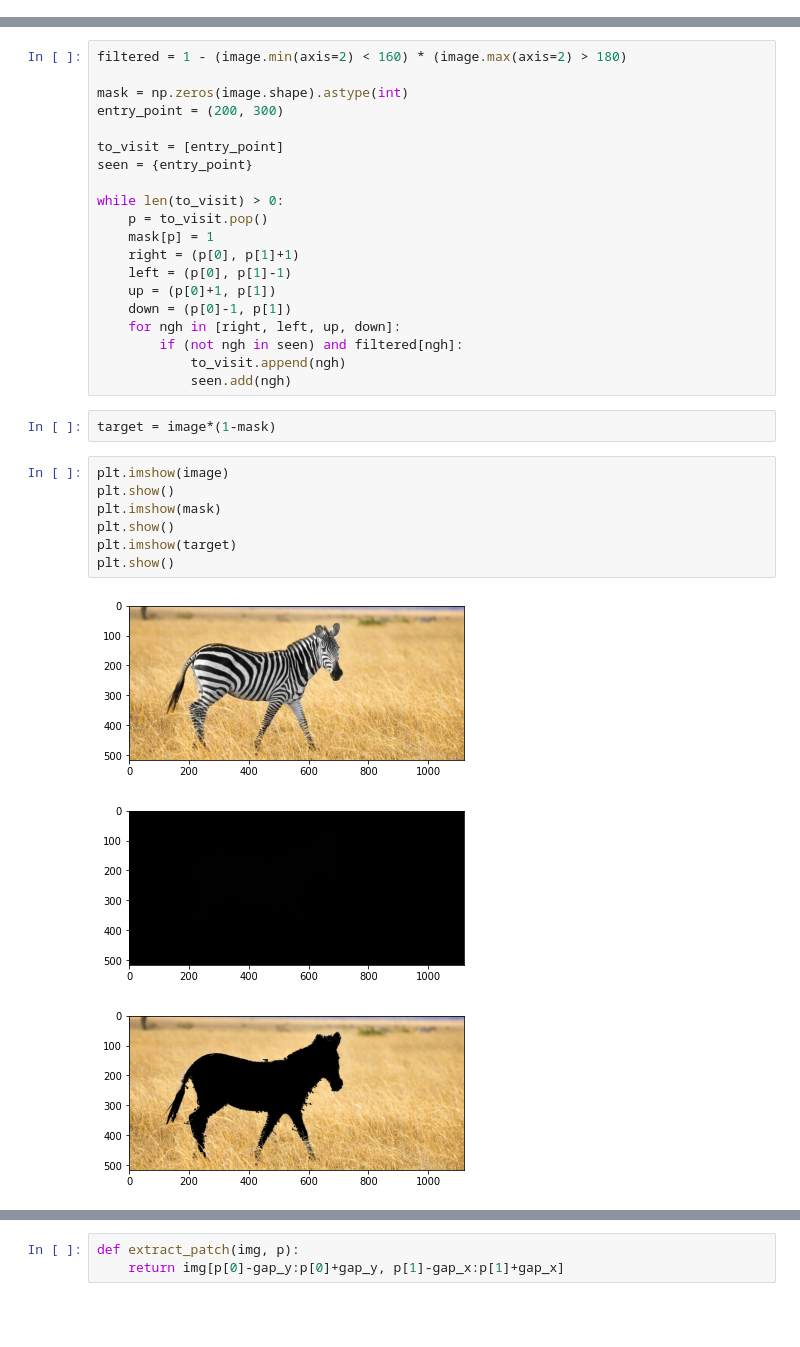
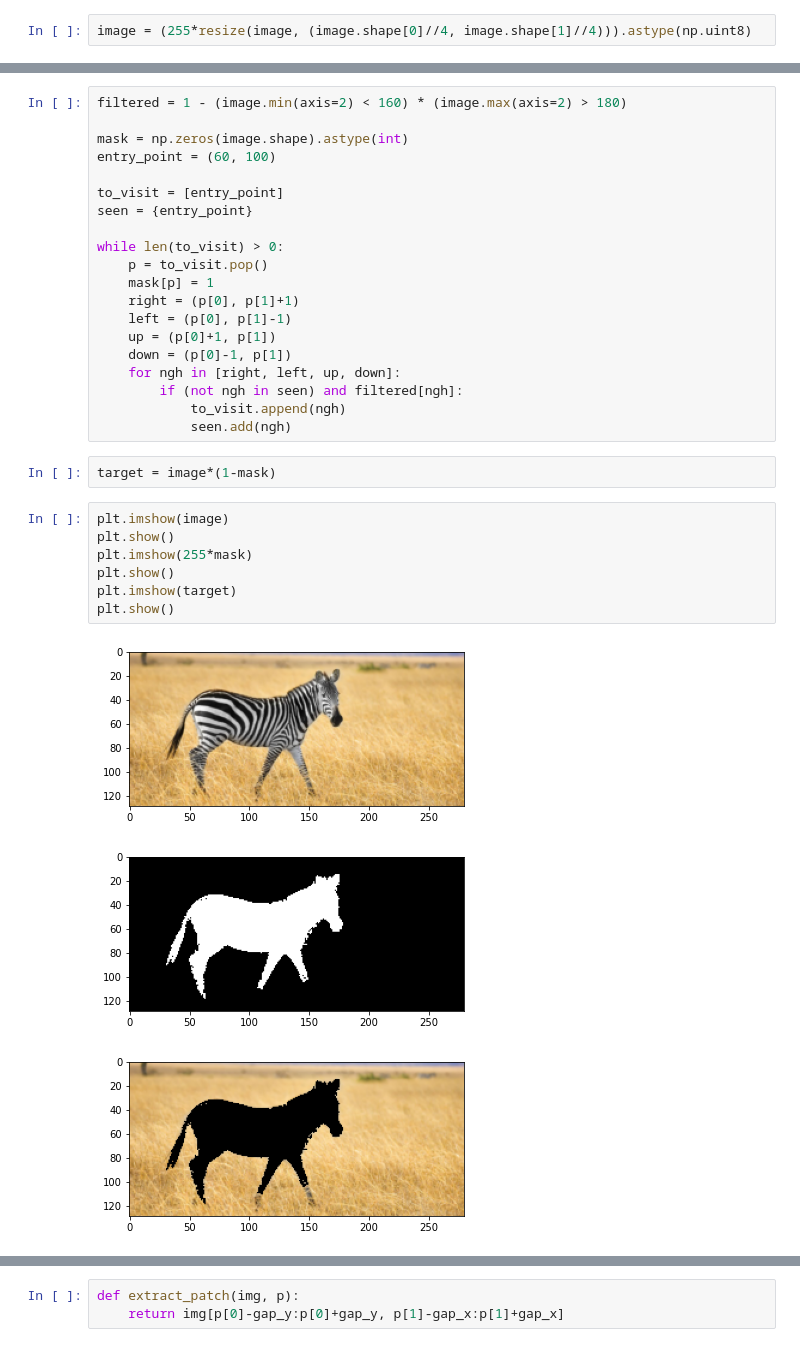
Before and after one commit to QuentinBlampey/grm_belief_propagation, a Jupyter notebook: exploration/loopy_bp.ipynb, the cells around one changed output, grey strips where cells are left out. Saved outputs shown, nothing was run; the diff lists cells and outputs as text; blank space fills up the shorter version.

```diff
--- a/exploration/loopy_bp.ipynb
+++ b/exploration/loopy_bp.ipynb
@@ -5,3 +7,5 @@ import matplotlib.pyplot as plt
 # %%
 zebra_path = '../images/zebra.jpg'
 image = imageio.imread(zebra_path).astype(np.uint8)
+# %%
+image = (255*resize(image, (image.shape[0]//4, image.shape[1]//4))).astype(np.uint8)
@@ -9,7 +18,7 @@ image = imageio.imread(zebra_path).astype(np.uint8)
 filtered = 1 - (image.min(axis=2) < 160) * (image.max(axis=2) > 180)
 
 mask = np.zeros(image.shape).astype(int)
-entry_point = (200, 300)
+entry_point = (60, 100)
 
 to_visit = [entry_point]
 seen = {entry_point}
@@ -30,12 +39,12 @@ target = image*(1-mask)
 # %%
 plt.imshow(image)
 plt.show()
-plt.imshow(mask)
+plt.imshow(255*mask)
 plt.show()
 plt.imshow(target)
 plt.show()
 # %% [output]
-[figure, old version]
+[figure, new version]
-[figure, old version]
+[figure, new version]
-[figure, old version]
+[figure, new version]
 # %%
```
Also changed, not shown: parts of 15 cells of this notebook.
